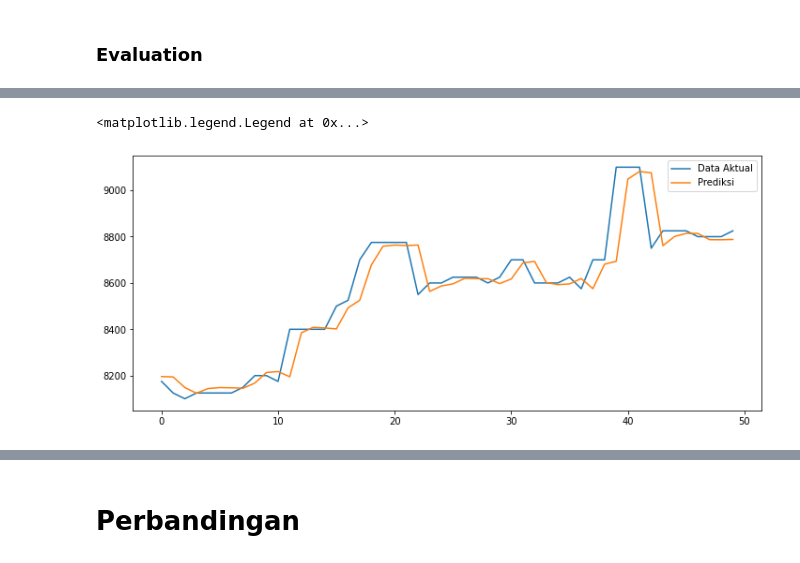
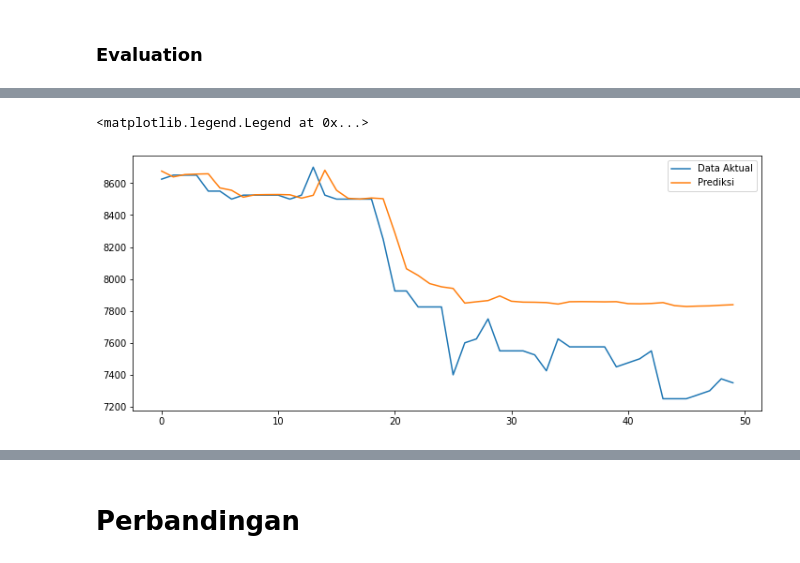
Before and after one commit to IrfanChairurrachman/bachelor-thesis, a Jupyter notebook: TA.ipynb, the cells around one changed output, grey strips where cells are left out. Cells and saved outputs as stored; diff of their text form; code cells hidden in the pictures.

```diff
--- a/TA.ipynb
+++ b/TA.ipynb
@@ -370,8 +370,8 @@ Train:
 Text:
 (364, 1)
 # %%
-X_train, y_train = split_sequence(train, n_steps=7)
-X_test, y_test = split_sequence(test, n_steps=7)
+X_train, y_train = split_sequence(train, n_steps=5)
+X_test, y_test = split_sequence(test, n_steps=5)
 
 output = f'''
 X train ({X_train.shape}):
@@ -1110,8 +1085,8 @@ metrics_evaluation_regression(test_y[0], test_predict2)
 # %%
 plt.figure(figsize=(12,5))
-plt.plot(train_y[0][:50])
-plt.plot(train_predict2[:50])
+plt.plot(test_y[0][-50:])
+plt.plot(test_predict2[-50:])
 plt.legend(['Data Aktual', 'Prediksi'])
 # %% [output]
 <matplotlib.legend.Legend at 0x...>
-[figure, old version]
+[figure, new version]
```
Also changed, not shown: parts of 30 cells of this notebook.
